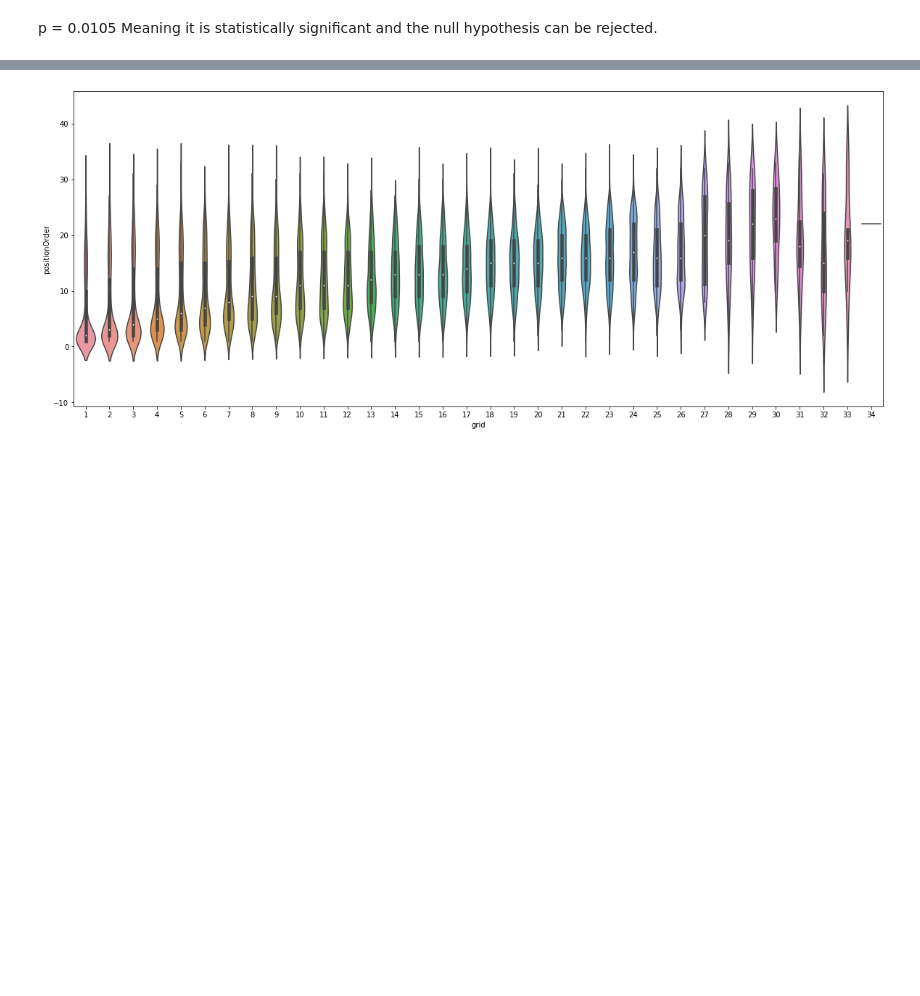
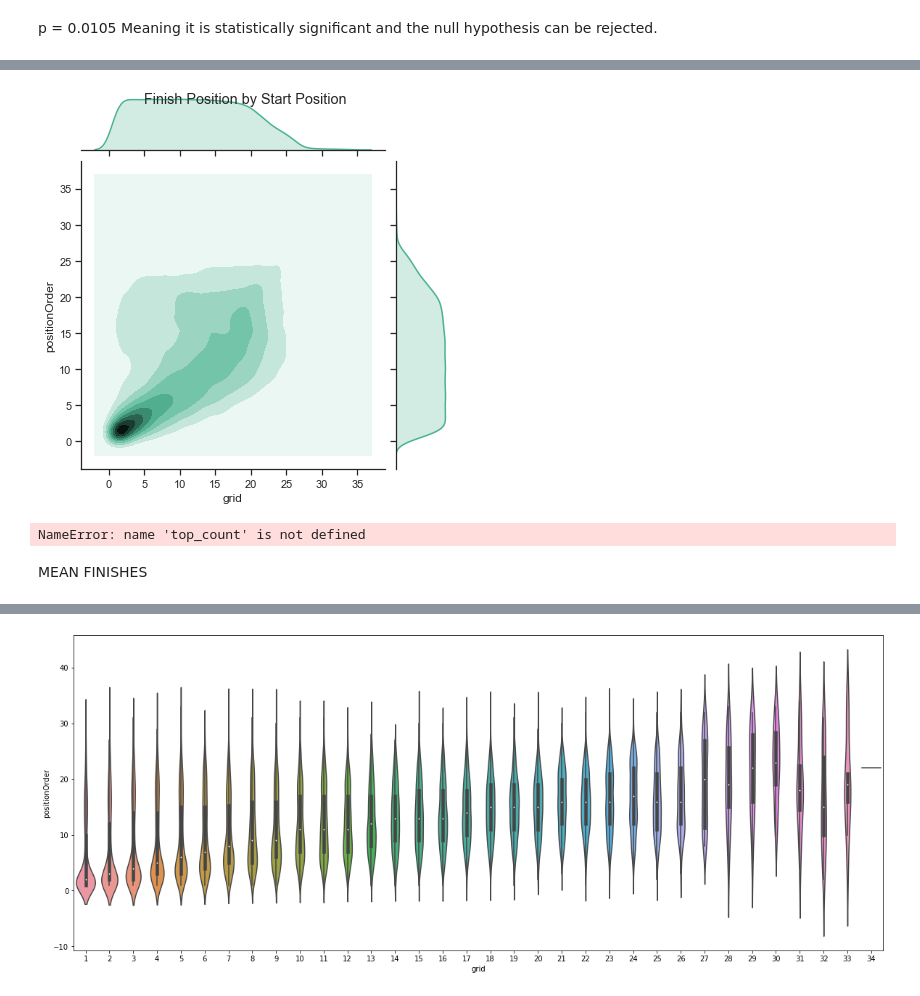
Before and after one commit to cvqnguyen/formula_1_exploration, a Jupyter notebook: notebooks/exploratory_notebook.ipynb, the cells around one changed output, grey strips where cells are left out. Drawn from its saved outputs; the diff is of its cells as text; code cells hidden in the pictures; blank space fills up the shorter version.

```diff
--- a/notebooks/exploratory_notebook.ipynb
+++ b/notebooks/exploratory_notebook.ipynb
@@ -321,16 +329,18 @@ plt.violinplot(df_top_grid['positionOrder'])
 # %%
 
 # plt.scatter(df_results['positionOrder'], df_results['grid'])
 # plt.boxplot([df_not_top['positionOrder']], [df_not_top['grid']])
 sns.set(style="ticks")
 
 
-x = df_results['positionOrder']
-y = df_results['grid']
+y = df_results['positionOrder']
+x = df_results['grid']
 
 ax = sns.jointplot(x, y, kind="kde", color="#4CB391")
 plt.suptitle('Finish Position by Start Position')
 plt.savefig('../images/jointplot.png')
+# %% [output]
+[figure, added]
 # %%
 sns.set(style="ticks")
 
@@ -370,3 +380,9 @@ grid_9 = df_not_top[mask_9]
 grid_9 = grid_9['positionOrder'].value_counts().sort_index()
 grid_10 = df_not_top[mask_10]
 grid_10 = grid_10['positionOrder'].value_counts().sort_index()
+# %%
+np.mean(top_count)
+# %% [output]
+NameError: name 'top_count' is not defined
+# %% [markdown]
+MEAN FINISHES
```
Also changed, not shown: parts of 15 cells of this notebook, 1 other file.
